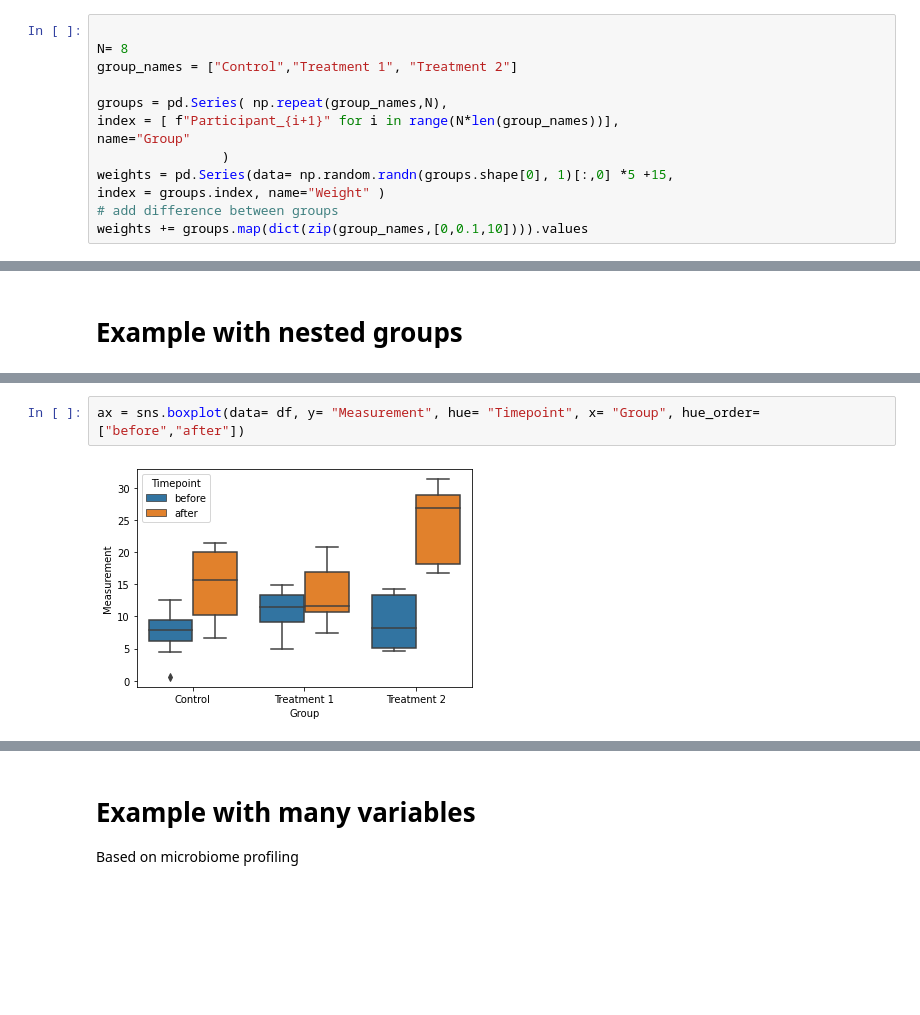
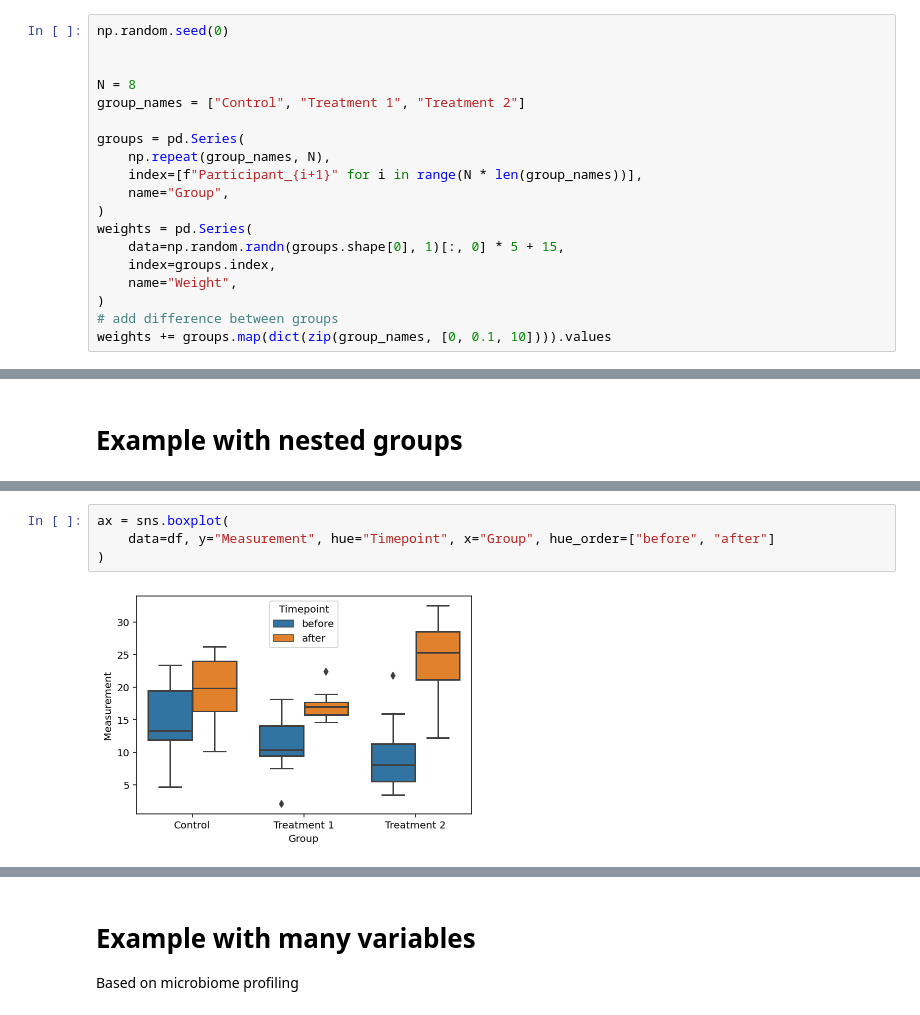
Before and after one commit to SilasK/statsplot, a Jupyter notebook: example.ipynb, the cells around one changed output, grey strips where cells are left out. Cells and saved outputs as stored; diff of their text form; blank space fills up the shorter version.

```diff
--- a/example.ipynb
+++ b/example.ipynb
@@ -13,18 +13,24 @@ import anndata
 
 We create first some dummy data for weights for three treatments
 # %%
+np.random.seed(0)
 
-N= 8
-group_names = ["Control","Treatment 1", "Treatment 2"]
 
-groups = pd.Series( np.repeat(group_names,N),
-index = [ f"Participant_{i+1}" for i in range(N*len(group_names))],
-name="Group"
-                )
-weights = pd.Series(data= np.random.randn(groups.shape[0], 1)[:,0] *5 +15,
-index = groups.index, name="Weight" )
+N = 8
+group_names = ["Control", "Treatment 1", "Treatment 2"]
+
+groups = pd.Series(
+    np.repeat(group_names, N),
+    index=[f"Participant_{i+1}" for i in range(N * len(group_names))],
+    name="Group",
+)
+weights = pd.Series(
+    data=np.random.randn(groups.shape[0], 1)[:, 0] * 5 + 15,
+    index=groups.index,
+    name="Weight",
+)
 # add difference between groups
-weights += groups.map(dict(zip(group_names,[0,0.1,10]))).values
+weights += groups.map(dict(zip(group_names, [0, 0.1, 10]))).values
 # %% [markdown]
 We can plot this data elegantly with seaborn
 # %%
@@ -81,7 +90,9 @@ df.head()
 # %%
-ax = sns.boxplot(data= df, y= "Measurement", hue= "Timepoint", x= "Group", hue_order= ["before","after"])
+ax = sns.boxplot(
+    data=df, y="Measurement", hue="Timepoint", x="Group", hue_order=["before", "after"]
+)
 # %% [output]
-[figure, old version]
+[figure, new version]
 # %%
 # and here the statsplot version of it.
 # see we use paired ttest as we compate the same patients before and after treatment
```
Also changed, not shown: parts of 11 cells of this notebook, 6 other files.
